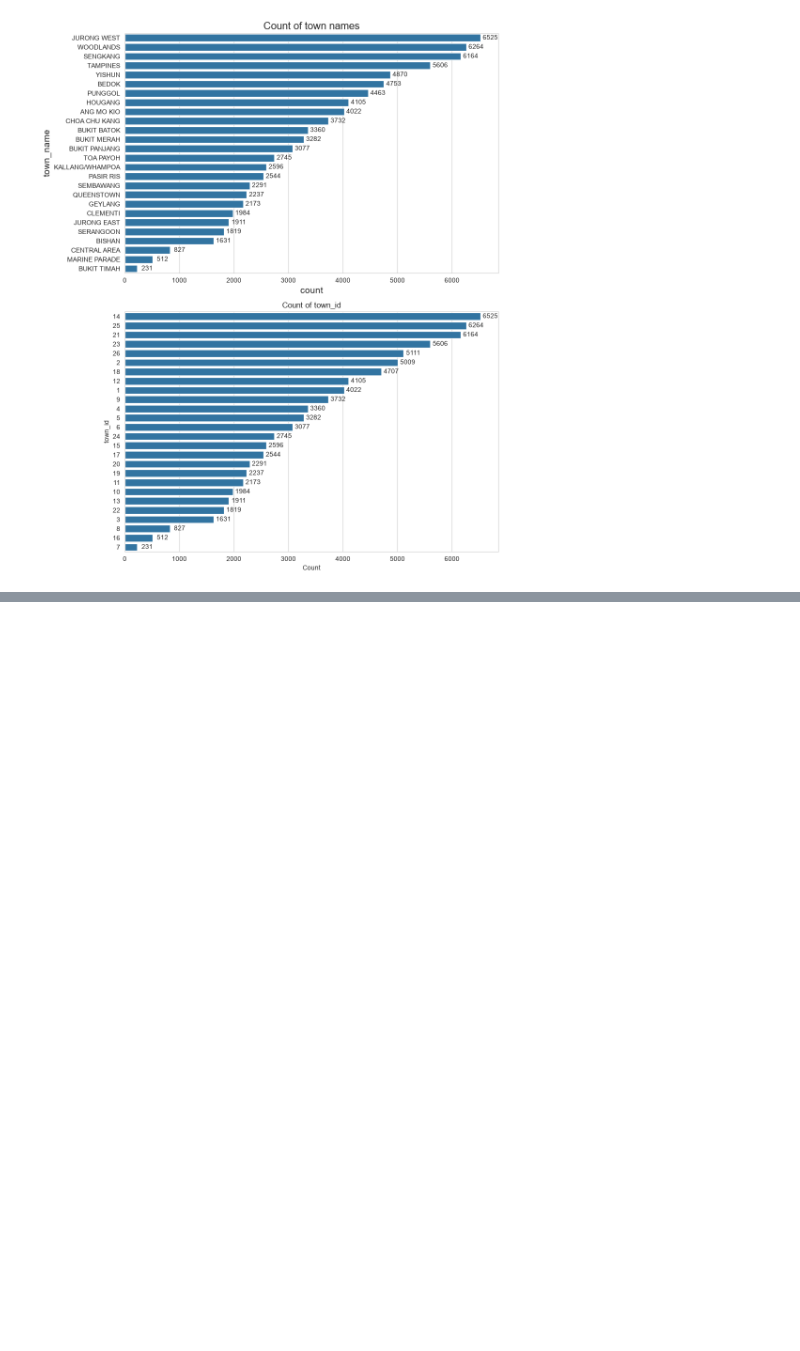
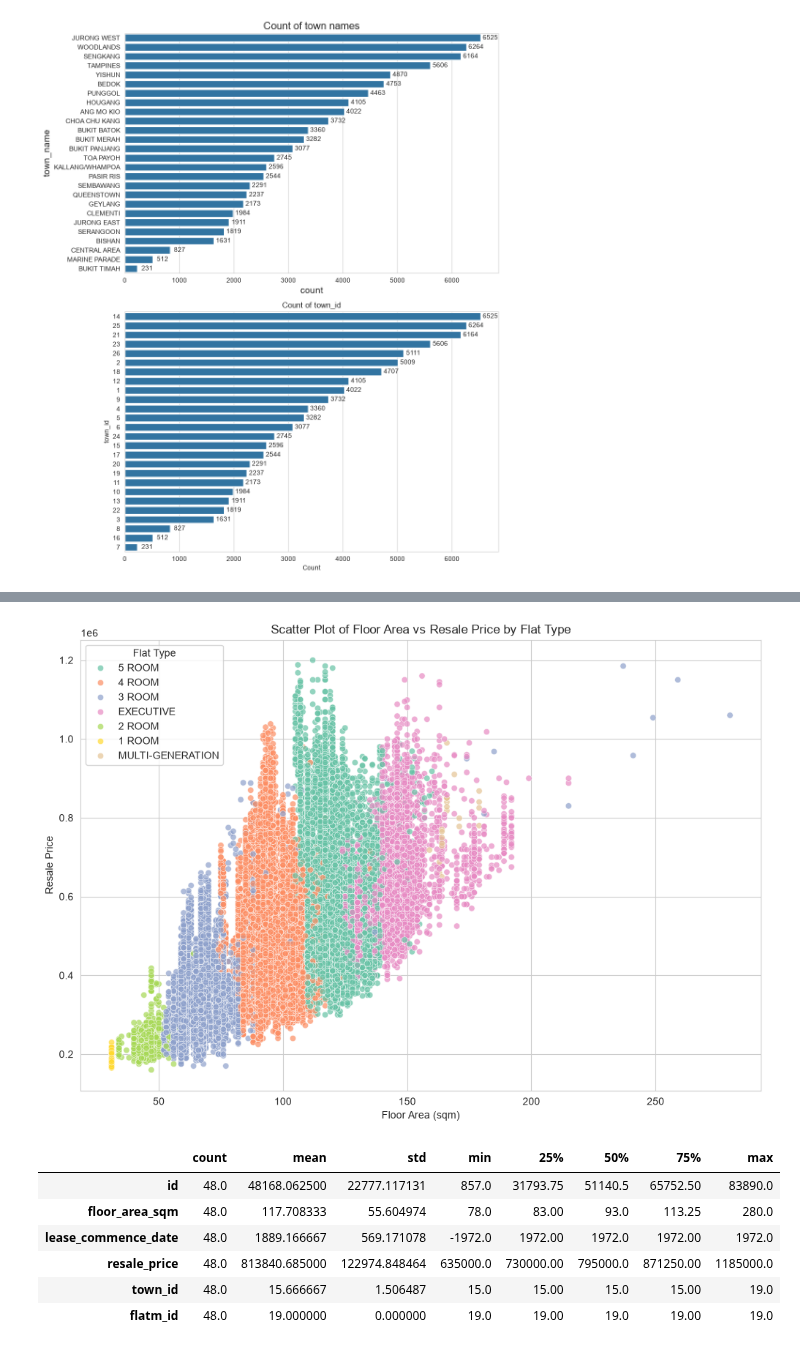
Before and after one commit to ylongtay/aiap_ml, a Jupyter notebook: regression/jupyter/bivariate_analysis.ipynb, the cells around one changed output, grey strips where cells are left out. Saved outputs shown, nothing was run; the diff lists cells and outputs as text; code cells hidden in the pictures; blank space fills up the shorter version.

```diff
--- a/regression/jupyter/bivariate_analysis.ipynb
+++ b/regression/jupyter/bivariate_analysis.ipynb
@@ -81,0 +124,38 @@ plt.show()
+# %%
+import seaborn as sns
+import matplotlib.pyplot as plt
+import pandas as pd
+
+#Load the dataset
+df = pd.read_csv('../data/resale_transactions.csv')
+df.drop_duplicates(inplace=True)  # Remove duplicate rows
+# Replace 'FOUR ROOM' with '4 ROOM' in the 'flat_type' column
+df['flat_type'] = df['flat_type'].replace('FOUR ROOM', '4 ROOM')
+
+#Set the aesthetic style of the plots
+sns.set_style("whitegrid")
+
+# Scatter plot for floor area vs resale price with color encoding for flat type
+plt.figure(figsize=(12, 8))
+sns.scatterplot(x='floor_area_sqm', y='resale_price',
+hue='flat_type', data=df, palette='Set2', alpha=0.7)
+plt.title('Scatter Plot of Floor Area vs Resale Price by Flat Type')
+plt.xlabel('Floor Area (sqm)')
+plt.ylabel('Resale Price')
+plt.legend(title='Flat Type')
+plt.show()
+
+# Further filter the data for 3-room terrace flats
+terrace_outliers = df[(df['flat_type'] == '3 ROOM') &
+(df['flatm_name'] == "Terrace")]
+# Display the outliers
+terrace_outliers.describe().T
+# %% [output]
+[figure, added]
+|  | count | mean | std | min | 25% | 50% | 75% | max |
+| id | 48.0 | 48168.062500 | 22777.117131 | 857.0 | 31793.75 | 51140.5 | 65752.50 | 83890.0 |
+| floor_area_sqm | 48.0 | 117.708333 | 55.604974 | 78.0 | 83.00 | 93.0 | 113.25 | 280.0 |
+| lease_commence_date | 48.0 | 1889.166667 | 569.171078 | -1972.0 | 1972.00 | 1972.0 | 1972.00 | 1972.0 |
+| resale_price | 48.0 | 813840.685000 | 122974.848464 | 635000.0 | 730000.00 | 795000.0 | 871250.00 | 1185000.0 |
+| town_id | 48.0 | 15.666667 | 1.506487 | 15.0 | 15.00 | 15.0 | 15.00 | 19.0 |
+| flatm_id | 48.0 | 19.000000 | 0.000000 | 19.0 | 19.00 | 19.0 | 19.00 | 19.0 |
```
Also changed, not shown: parts of 1 cell of this notebook, 5 other files.
